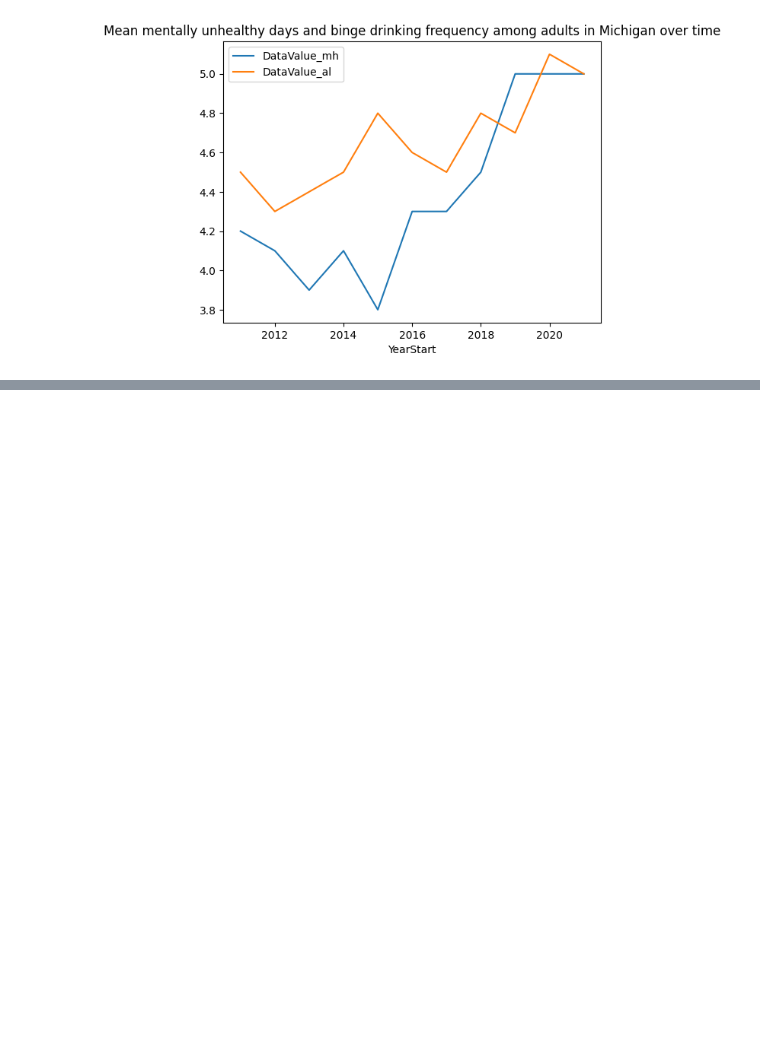
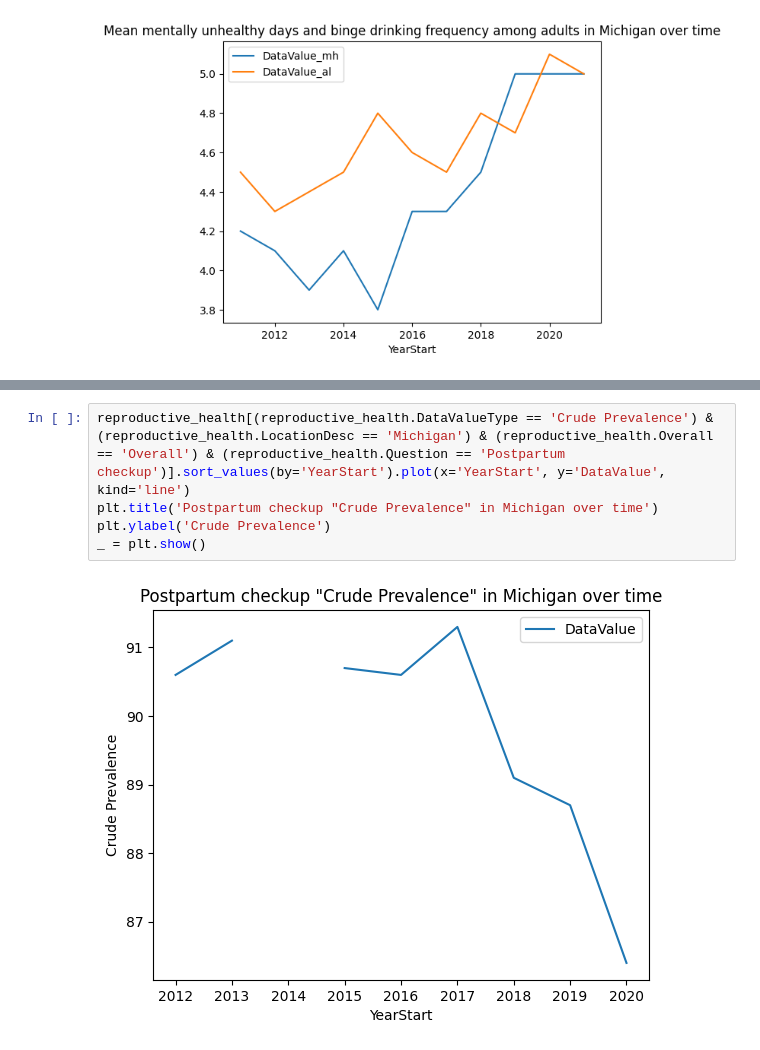
Before and after one commit to jrmcmill/618-project, a Jupyter notebook: JMproject-description.ipynb, the cells around one changed output, grey strips where cells are left out. Drawn from its saved outputs; the diff is of its cells as text; blank space fills up the shorter version.

```diff
--- a/JMproject-description.ipynb
+++ b/JMproject-description.ipynb
@@ -277,0 +298,7 @@ plt.show()
+# %%
+reproductive_health[(reproductive_health.DataValueType == 'Crude Prevalence') & (reproductive_health.LocationDesc == 'Michigan') & (reproductive_health.Overall == 'Overall') & (reproductive_health.Question == 'Postpartum checkup')].sort_values(by='YearStart').plot(x='YearStart', y='DataValue', kind='line')
+plt.title('Postpartum checkup "Crude Prevalence" in Michigan over time')
+plt.ylabel('Crude Prevalence')
+_ = plt.show()
+# %% [output]
+[figure, added]
```
Also changed, not shown: parts of 10 cells of this notebook.
